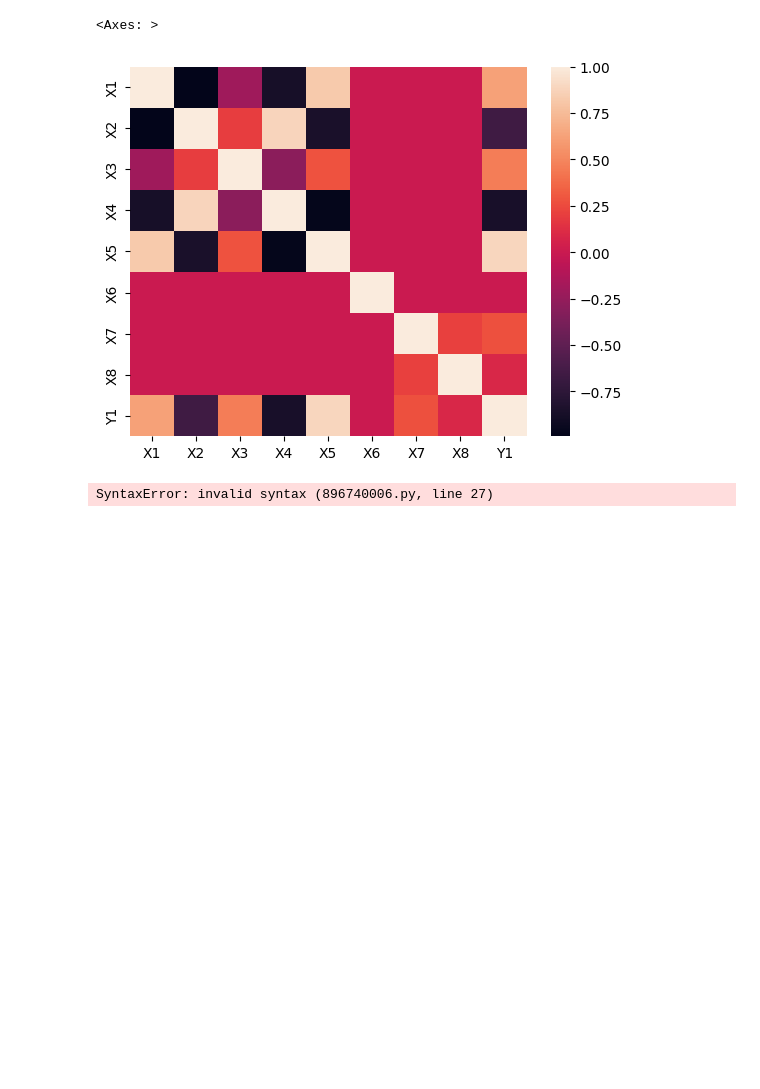
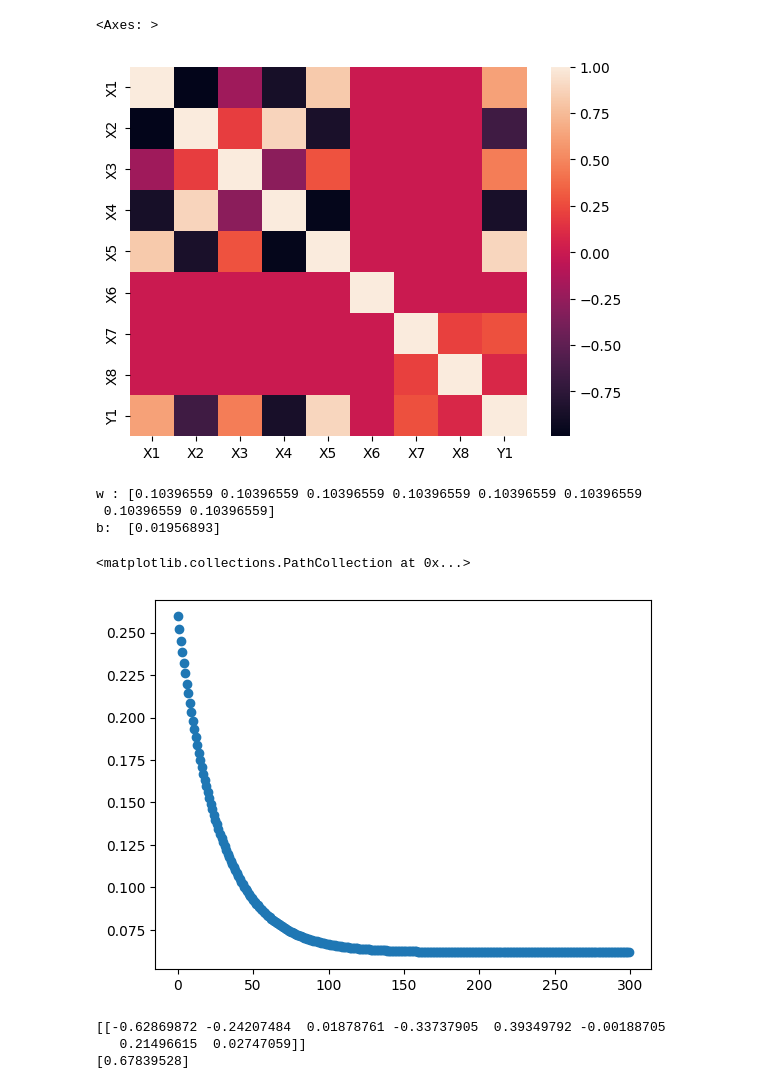
Before and after one commit to HAsadi99/Energy-Efficiency, a Jupyter notebook: feature_extraction.ipynb, the cells around one changed output. Saved outputs shown, nothing was run; the diff lists cells and outputs as text; code cells hidden in the pictures; blank space fills up the shorter version.

Commit message:
gradient decsent method

```diff
--- a/feature_extraction.ipynb
+++ b/feature_extraction.ipynb
@@ -182,18 +160,72 @@ sns.heatmap(dataframe_robust.corr())
 <Axes: >
 [figure]
 # %%
-# gradient descent
-
 import numpy as np
 import matplotlib.pyplot as plt
 
-epoch = 30
-n_samples = dataframe_robust.shape[0]
-x_matrix = dataframe_robust.drop('Y1',axis=1)
-x_matrix.shape[1]
-targets = dataframe_robust[['Y1']]
-w = np.zeros(8)
+epoch = 300
+X = dataframe_minmax.drop('Y1',axis=1).values
+y = dataframe_minmax[['Y1']].values
+n_samples , n_features = X.shape
+w = np.zeros(n_features)
 b = 0 # bias
-learn_rate = 0.01
+learn_rate = 0.001
+dj_dw = np.zeros(n_features)
+dj_db = 0
-# %% [output]
-SyntaxError: invalid syntax (896740006.py, line 27)
+# %%
+def cost_function(X,y,w,b):
+
+    cost = 0
+    for i in range(n_samples):
+        y_model =  np.dot(X[i] ,w) + b
+        error = y_model - y[i]
+        cost += error ** 2
+    cost = cost / ( n_samples)
+
+    return cost
+
+def batch_gradient_descent(X,y,w,b,n_samples):
+    dj_dw = np.zeros(n_features)
+    dj_db = 0
+    for i in range(n_samples):
+        error = (np.dot(X[i], w) + b) - y[i]
+
+        for j in range(n_features):
+            dj_dw = dj_dw + error * X[i,j]
+        dj_db = dj_db + error
+    dj_dw = dj_dw / n_samples
+    dj_db = dj_db / n_samples
+
+    return dj_dw , dj_db
+
+cost_array = []
+for i in range(epoch):
+    dj_dw,dj_db = batch_gradient_descent(X,y,w,b,n_samples)
+    w = w - learn_rate * dj_dw
+    b = b - learn_rate * dj_db
+    cost_array.append(cost_function(X,y,w,b))
+
+
+print("w :", w )
+print("b: ", b)
+# cost_array
+# %% [output]
+w : [0.10396559 0.10396559 0.10396559 0.10396559 0.10396559 0.10396559
+ 0.10396559 0.10396559]
+b:  [0.01956893]
+# %%
+plt.scatter(range(epoch) , cost_array)
+# %% [output]
+<matplotlib.collections.PathCollection at 0x...>
+[figure, added]
+# %%
+from sklearn.linear_model import LinearRegression
+
+model = LinearRegression()
+model.fit(X,y)
+print(model.coef_)
+print(model.intercept_)
+# %% [output]
+[[-0.62869872 -0.24207484  0.01878761 -0.33737905  0.39349792 -0.00188705
+   0.21496615  0.02747059]]
+[0.67839528]
```
Also changed, not shown: parts of 9 cells of this notebook, 1 other file.
